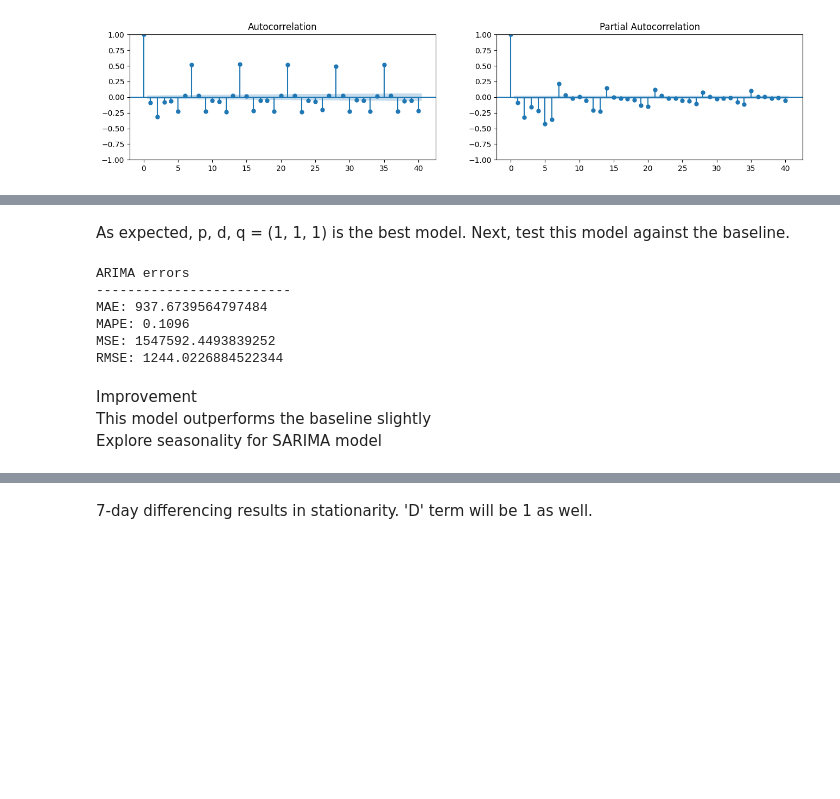
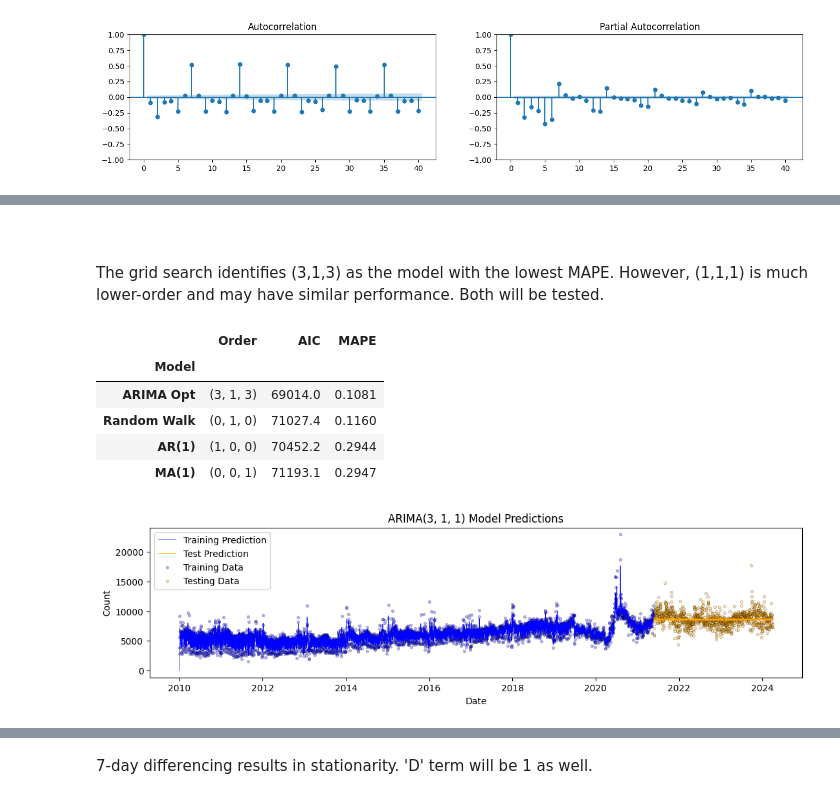
Before and after one commit to rjlatail/NYC_311_Forecasting, a Jupyter notebook: NYC_311_Forecasting_Notebook.ipynb, the cells around one changed output, grey strips where cells are left out. Cells and saved outputs as stored; diff of their text form; code cells hidden in the pictures; blank space fills up the shorter version.

```diff
--- a/NYC_311_Forecasting_Notebook.ipynb
+++ b/NYC_311_Forecasting_Notebook.ipynb
@@ -858,5 +888,7 @@ Best ARIMA model: (1, 1, 1) with AIC 69895.4826586303
-# %% [markdown]
-As expected, p, d, q = (1, 1, 1) is the best model.  Next, test this model against the baseline.
+# %% [markdown]
+<br>
+# %% [markdown]
+The grid search identifies (3,1,3) as the model with the lowest MAPE.  However, (1,1,1) is much lower-order and may have similar performance.  Both will be tested.
 # %%
 # Forecast using the best model
 arima_pred = arima_best_model.get_forecast(steps=len(test_df))
@@ -864,26 +896,37 @@ arima_pred_ci = arima_pred.conf_int()
 
 # Calculate evaluation metrics
 arima_y_pred = arima_pred.predicted_mean
-arima_mae = mean_absolute_error(test_df['Count'], arima_y_pred)
 arima_mape = mean_absolute_percentage_error(test_df['Count'], arima_y_pred)
-arima_mse = mean_squared_error(test_df['Count'], arima_y_pred)
-arima_rmse = root_mean_squared_error(test_df['Count'], arima_y_pred)
 
-# Print evaluation metrics
-print('ARIMA errors')
-print('-------------------------')
-print(f'MAE: {arima_mae}')
-print(f'MAPE: {arima_mape:.4f}')
-print(f'MSE: {arima_mse}')
-print(f'RMSE: {arima_rmse}')
+# Add results to table
+arima_order_str = str(arima_best_model.model.order)
+results_compare.loc['ARIMA Opt'] = [arima_order_str, round(arima_best_model.aic,1), round(arima_mape,4)]
+results_compare = results_compare.sort_values('MAPE')
+results_compare
 # %% [output]
-ARIMA errors
--------------------------
-MAE: 937.6739564797484
-MAPE: 0.1096
-MSE: 1547592.4493839252
-RMSE: 1244.0226884522344
+|  | Order | AIC | MAPE |
+| Model |  |  |  |
+| ARIMA Opt | (3, 1, 3) | 69014.0 | 0.1081 |
+| Random Walk | (0, 1, 0) | 71027.4 | 0.1160 |
+| AR(1) | (1, 0, 0) | 70452.2 | 0.2944 |
+| MA(1) | (0, 0, 1) | 71193.1 | 0.2947 |
-# %% [markdown]
-Improvement
-This model outperforms the baseline slightly
-Explore seasonality for SARIMA model
+# %%
+# Visualize
+
+train_pred = arima_best_model.predict(start=train_df.index[0], end=train_df.index[-1])
+
+fig, ax = plt.subplots(figsize=(13, 3))
+ax.plot(train_df.index, train_pred, label='Training Prediction', color='blue', linewidth=.5)
+ax.plot(test_df.index, arima_y_pred, label='Test Prediction', color='orange', linewidth=.5)
+ax.scatter(train_df.index, train_df['Count'],
+           alpha=0.3, label='Training Data', color='blue', edgecolors='black', linewidths=.5, s=10)
+ax.scatter(test_df.index, test_df['Count'],
+           alpha=0.3, label='Testing Data', color='orange', edgecolors='black', linewidths=.5, s=10)
+
+plt.xlabel('Date')
+plt.ylabel('Count')
+plt.title('ARIMA(3, 1, 1) Model Predictions')
+plt.legend()
+plt.show()
+# %% [output]
+[figure, added]
```
Also changed, not shown: parts of 60 cells of this notebook.
